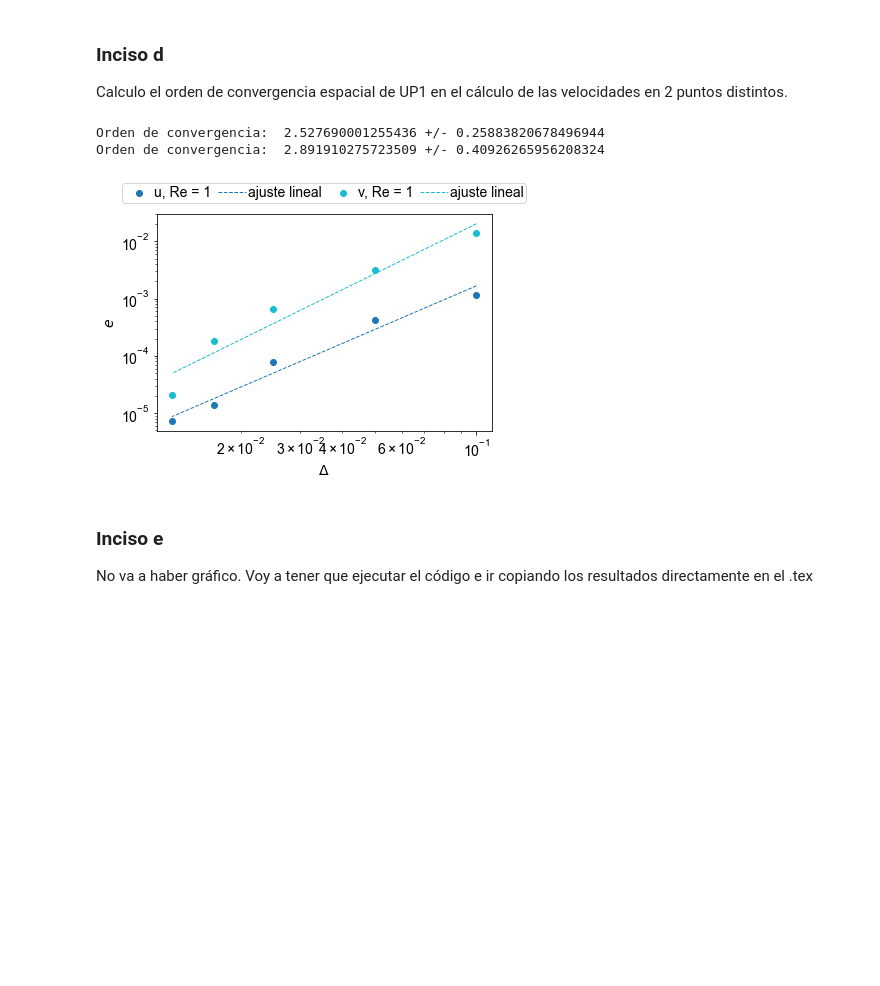
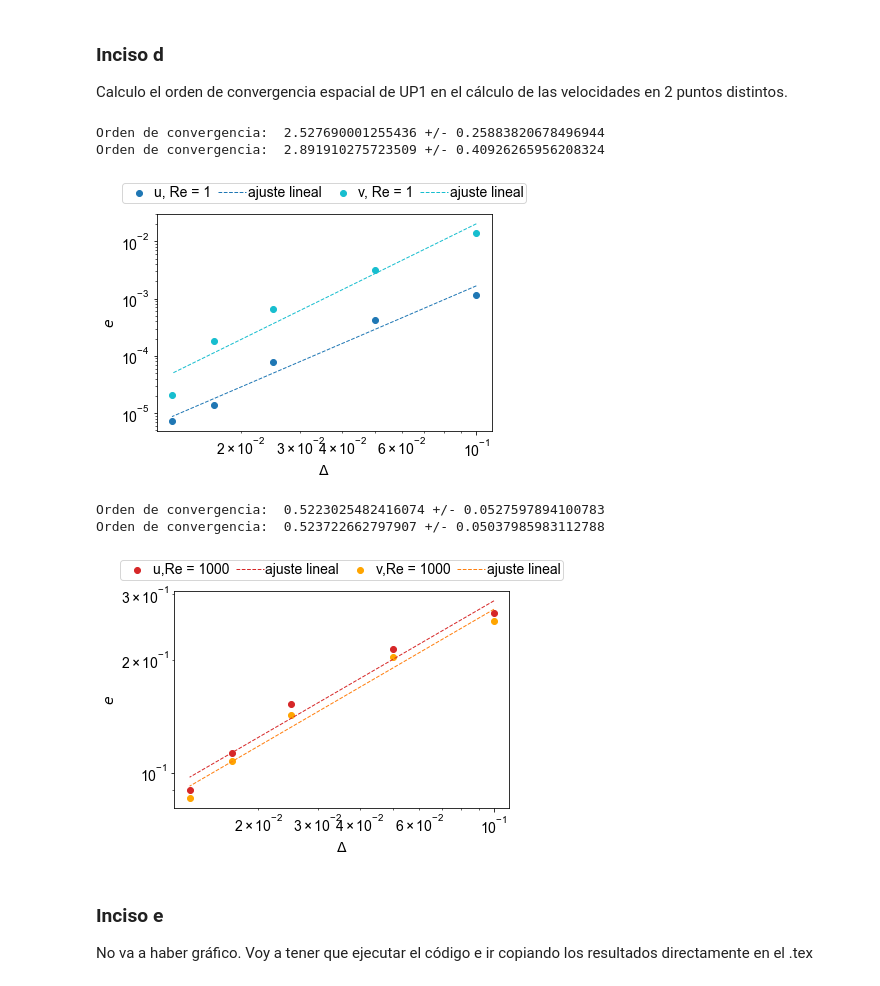
Before and after one commit to Lupama2/Guias_Metodos_Num_Fluidos_I, a Jupyter notebook: Guias/Informe_final/Programa/graficos/graficos.ipynb, the cells around one changed output. Saved outputs shown, nothing was run; the diff lists cells and outputs as text; code cells hidden in the pictures; blank space fills up the shorter version.

```diff
--- a/Guias/Informe_final/Programa/graficos/graficos.ipynb
+++ b/Guias/Informe_final/Programa/graficos/graficos.ipynb
@@ -608,8 +608,8 @@ Calculo el orden de convergencia espacial de UP1 en el cálculo de las velocidad
 datos_erroru_1 = genfromtxt("datos/d_error_uparticular_Re1.csv",delimiter = ',')
 datos_errorv_1 = genfromtxt("datos/d_error_vparticular_Re1.csv",delimiter = ',')
 
-# datos_erroru_1000 = genfromtxt("datos/d_error_uparticular_Re1000.csv",delimiter = ',')
-# datos_errorv_1000 = genfromtxt("datos/d_error_vparticular_Re1000.csv",delimiter = ',')
+datos_erroru_1000 = genfromtxt("datos/d_error_uparticular_Re1000.csv",delimiter = ',')
+datos_errorv_1000 = genfromtxt("datos/d_error_vparticular_Re1000.csv",delimiter = ',')
 
 
 # datos_u_solucion = genfromtxt('datos/d_solucion.csv', delimiter=',')
@@ -648,51 +648,69 @@ x, y = Delta_array, datos[limits[0]:limits[1]]
 coefs, matrix_cov = np.polyfit(np.log(x), np.log(np.abs(y)), 1, cov = True)
 m, b = coefs[0], coefs[1]
 print("Orden de convergencia: ", m, "+/-", matrix_cov[0,0]**0.5)
 plt.plot(x, np.exp(m*np.log(x) + b), label='ajuste lineal',linewidth=1, color = "tab:cyan", linestyle = "dashed")
 
 
+#Parámetros del gráfico:
+plt.legend(loc='lower center', ncol = 4, bbox_to_anchor=(0, 1.02, 1, 0.2), handletextpad=0.1, borderpad = 0.2, columnspacing=0.5)
+#plt.legend(loc='lower center', ncol = 4, bbox_to_anchor=(0, 1.02, 1, 0.2),fontsize = 12)
+plt.xlabel('$\Delta$')
+plt.ylabel('$e$')
+# plt.xticks(x, my_xticks)
+# plt.yticks(np.arange(y.min(), y.max(), 0.005))
+# plt.yticks(np.arange(-0.5,0.5 + 0.2,0.2))
+# plt.xlim(10.0**-4, 10.0**0)
+plt.xscale("log")
+plt.yscale("log")
 
-# plt.plot(Delta_array, datos_erroru_1, label='u,Re = 1000', color = "tab:red")
-# datos = datos_erroru_1
-# limits = [0,len(datos[:])]
-# x, y = Delta_array, datos[limits[0]:limits[1]]
-# coefs, matrix_cov = np.polyfit(np.log(x), np.log(np.abs(y)), 1, cov = True)
-# m, b = coefs[0], coefs[1]
-# print("Orden de convergencia: ", m, "+/-", matrix_cov[0,0]**0.5)
-# plt.plot(x, np.exp(m*np.log(x) + b), label='ajuste lineal',linewidth=1, color = "tab:red", linestyle = "dashed")
+#Guardo el gráfico
+plt.savefig('error_UP1_n1_vs_Re_1.pdf', format='pdf',bbox_inches = "tight")
 
-# plt.plot(Delta_array, datos_errorv_1, label='v,Re = 1000', color = "orange")
-# datos = datos_errorv_1
-# limits = [0,len(datos[:])]
-# x, y = Delta_array, datos[limits[0]:limits[1]]
-# coefs, matrix_cov = np.polyfit(np.log(x), np.log(np.abs(y)), 1, cov = True)
-# m, b = coefs[0], coefs[1]
-# print("Orden de convergencia: ", m, "+/-", matrix_cov[0,0]**0.5)
-# plt.plot(x, np.exp(m*np.log(x) + b), label='ajuste lineal',linewidth=1, color = "tab:orange", linestyle = "dashed")
+
+plt.show()
 
 
 
+plt.scatter(Delta_array, datos_erroru_1000, label='u,Re = 1000', color = "tab:red")
+datos = datos_erroru_1000
+limits = [0,len(datos[:])]
+x, y = Delta_array, datos[limits[0]:limits[1]]
+coefs, matrix_cov = np.polyfit(np.log(x), np.log(np.abs(y)), 1, cov = True)
+m, b = coefs[0], coefs[1]
+print("Orden de convergencia: ", m, "+/-", matrix_cov[0,0]**0.5)
+plt.plot(x, np.exp(m*np.log(x) + b), label='ajuste lineal',linewidth=1, color = "tab:red", linestyle = "dashed")
+
+plt.scatter(Delta_array, datos_errorv_1000, label='v,Re = 1000', color = "orange")
+datos = datos_errorv_1000
+limits = [0,len(datos[:])]
+x, y = Delta_array, datos[limits[0]:limits[1]]
+coefs, matrix_cov = np.polyfit(np.log(x), np.log(np.abs(y)), 1, cov = True)
+m, b = coefs[0], coefs[1]
+print("Orden de convergencia: ", m, "+/-", matrix_cov[0,0]**0.5)
+plt.plot(x, np.exp(m*np.log(x) + b), label='ajuste lineal',linewidth=1, color = "tab:orange", linestyle = "dashed")
 
 
 #Parámetros del gráfico:
 plt.legend(loc='lower center', ncol = 4, bbox_to_anchor=(0, 1.02, 1, 0.2), handletextpad=0.1, borderpad = 0.2, columnspacing=0.5)
 #plt.legend(loc='lower center', ncol = 4, bbox_to_anchor=(0, 1.02, 1, 0.2),fontsize = 12)
 plt.xlabel('$\Delta$')
 plt.ylabel('$e$')
 # plt.xticks(x, my_xticks)
 # plt.yticks(np.arange(y.min(), y.max(), 0.005))
 # plt.yticks(np.arange(-0.5,0.5 + 0.2,0.2))
 # plt.xlim(10.0**-4, 10.0**0)
 plt.xscale("log")
 plt.yscale("log")
 
-
 #Guardo el gráfico
-plt.savefig('error_UP1_n1_vs_Re.pdf', format='pdf',bbox_inches = "tight")
+plt.savefig('error_UP1_n1_vs_Re_1000.pdf', format='pdf',bbox_inches = "tight")
 # %% [output]
 Orden de convergencia:  2.527690001255436 +/- 0.25883820678496944
 Orden de convergencia:  2.891910275723509 +/- 0.40926265956208324
 [figure]
+Orden de convergencia:  0.5223025482416074 +/- 0.0527597894100783
+Orden de convergencia:  0.523722662797907 +/- 0.05037985983112788
+[figure, added]
 # %%
 # plt.plot(Delta_array, datos_errorv_1, label='v, Re = 1')
 # plt.plot(Delta_array, datos_errorv_1000, label='v,Re = 1000')
```
Also changed, not shown: parts of 9 cells of this notebook, 58 other files.
